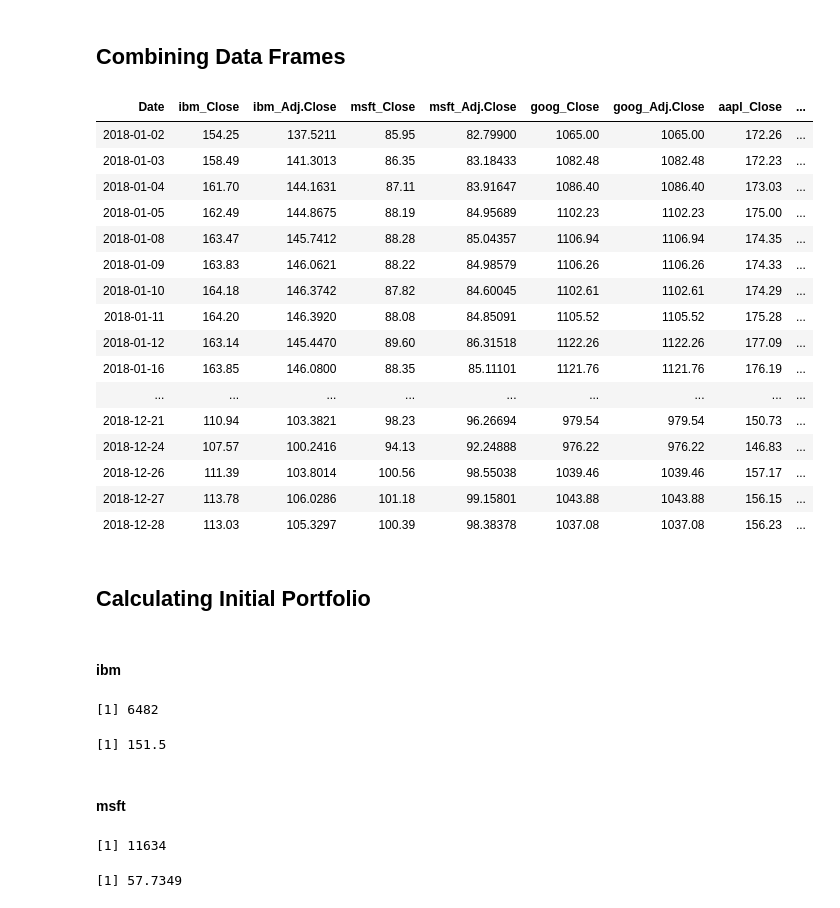
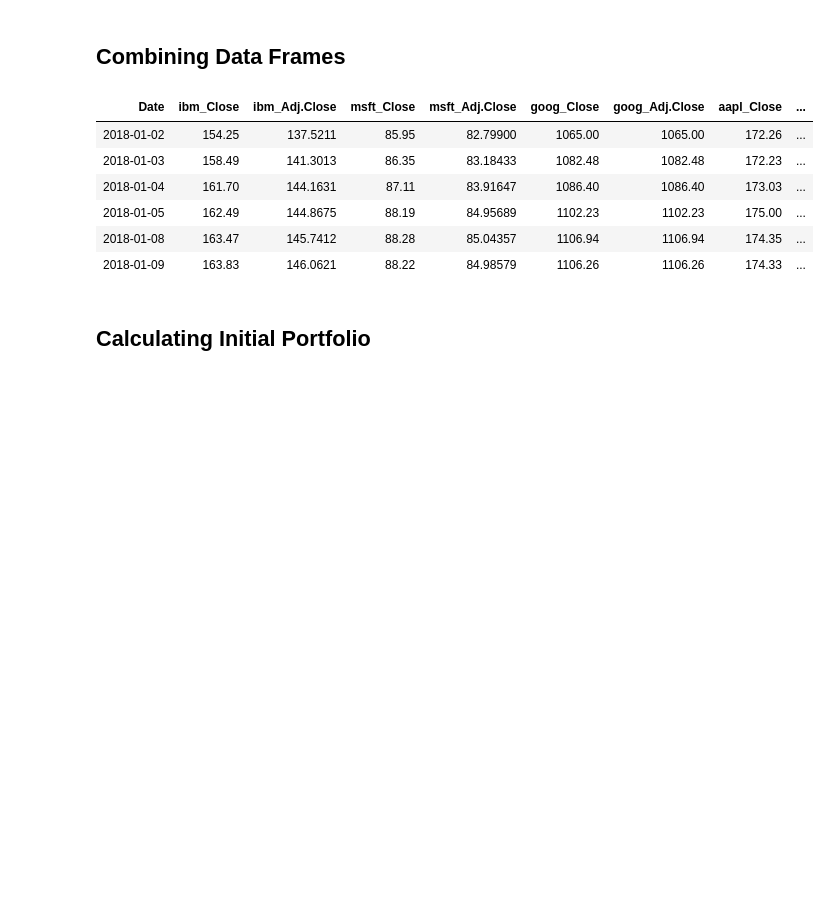
Before and after one commit to waleedkhan01/Equity-Portfolio-Management, a Jupyter notebook: Midterm.ipynb, the cells around one changed output. Drawn from its saved outputs; the diff is of its cells as text; code cells hidden in the pictures; blank space fills up the shorter version.

```diff
--- a/Midterm.ipynb
+++ b/Midterm.ipynb
@@ -91,51 +95,14 @@ names(sapTrimmed)[2] = "sap_Adj.Close"
 # %%
 # merge(ibmTrimmed,msftTrimmed,googTrimmed,aaplTrimmed,amznTrimmed,fbTrimmed,nflxTrimmed,tslaTrimmed,orclTrimmed,sapTrimmed)
 universe = cbind(ibmData['Date'],ibmTrimmed,msftTrimmed,googTrimmed,aaplTrimmed,amznTrimmed,fbTrimmed,nflxTrimmed,tslaTrimmed,orclTrimmed,sapTrimmed)
-universe
+head(universe)
 # %% [output]
 | Date | ibm_Close | ibm_Adj.Close | msft_Close | msft_Adj.Close | goog_Close | goog_Adj.Close | aapl_Close | ... |
 | 2018-01-02 | 154.25 | 137.5211 | 85.95 | 82.79900 | 1065.00 | 1065.00 | 172.26 | ... |
 | 2018-01-03 | 158.49 | 141.3013 | 86.35 | 83.18433 | 1082.48 | 1082.48 | 172.23 | ... |
 | 2018-01-04 | 161.70 | 144.1631 | 87.11 | 83.91647 | 1086.40 | 1086.40 | 173.03 | ... |
 | 2018-01-05 | 162.49 | 144.8675 | 88.19 | 84.95689 | 1102.23 | 1102.23 | 175.00 | ... |
 | 2018-01-08 | 163.47 | 145.7412 | 88.28 | 85.04357 | 1106.94 | 1106.94 | 174.35 | ... |
 | 2018-01-09 | 163.83 | 146.0621 | 88.22 | 84.98579 | 1106.26 | 1106.26 | 174.33 | ... |
-| 2018-01-10 | 164.18 | 146.3742 | 87.82 | 84.60045 | 1102.61 | 1102.61 | 174.29 | ... |
-| 2018-01-11 | 164.20 | 146.3920 | 88.08 | 84.85091 | 1105.52 | 1105.52 | 175.28 | ... |
-| 2018-01-12 | 163.14 | 145.4470 | 89.60 | 86.31518 | 1122.26 | 1122.26 | 177.09 | ... |
-| 2018-01-16 | 163.85 | 146.0800 | 88.35 | 85.11101 | 1121.76 | 1121.76 | 176.19 | ... |
-| ... | ... | ... | ... | ... | ... | ... | ... | ... |
-| 2018-12-21 | 110.94 | 103.3821 | 98.23 | 96.26694 | 979.54 | 979.54 | 150.73 | ... |
-| 2018-12-24 | 107.57 | 100.2416 | 94.13 | 92.24888 | 976.22 | 976.22 | 146.83 | ... |
-| 2018-12-26 | 111.39 | 103.8014 | 100.56 | 98.55038 | 1039.46 | 1039.46 | 157.17 | ... |
-| 2018-12-27 | 113.78 | 106.0286 | 101.18 | 99.15801 | 1043.88 | 1043.88 | 156.15 | ... |
-| 2018-12-28 | 113.03 | 105.3297 | 100.39 | 98.38378 | 1037.08 | 1037.08 | 156.23 | ... |
 # %% [markdown]
 ## Calculating Initial Portfolio
-# %% [markdown]
-#### ibm
-# %%
-ibmClose = ibmTrimmed[1,]
-# ibmClose
-ibmClose = ibmClose[,'ibm_Close']
-# ibmClose
-remaining_ibm_cash = 1000000 %% ibmClose
-total_ibm_shares = floor(1000000 / ibmClose)
-total_ibm_shares
-remaining_ibm_cash
-# %% [output]
-[1] 6482
-[1] 151.5
-# %% [markdown]
-#### msft
-# %%
-msftClose = universe[1,]
-msftClose = msftClose[,'msft_Close']
-# msftClose
-remaining_msft_cash = 1000000 %% msftClose
-total_msft_shares = floor(1000000 / msftClose)
-total_msft_shares
-remaining_msft_cash
-# %% [output]
-[1] 11634
-[1] 57.7349
```
Also changed, not shown: parts of 19 cells of this notebook.
